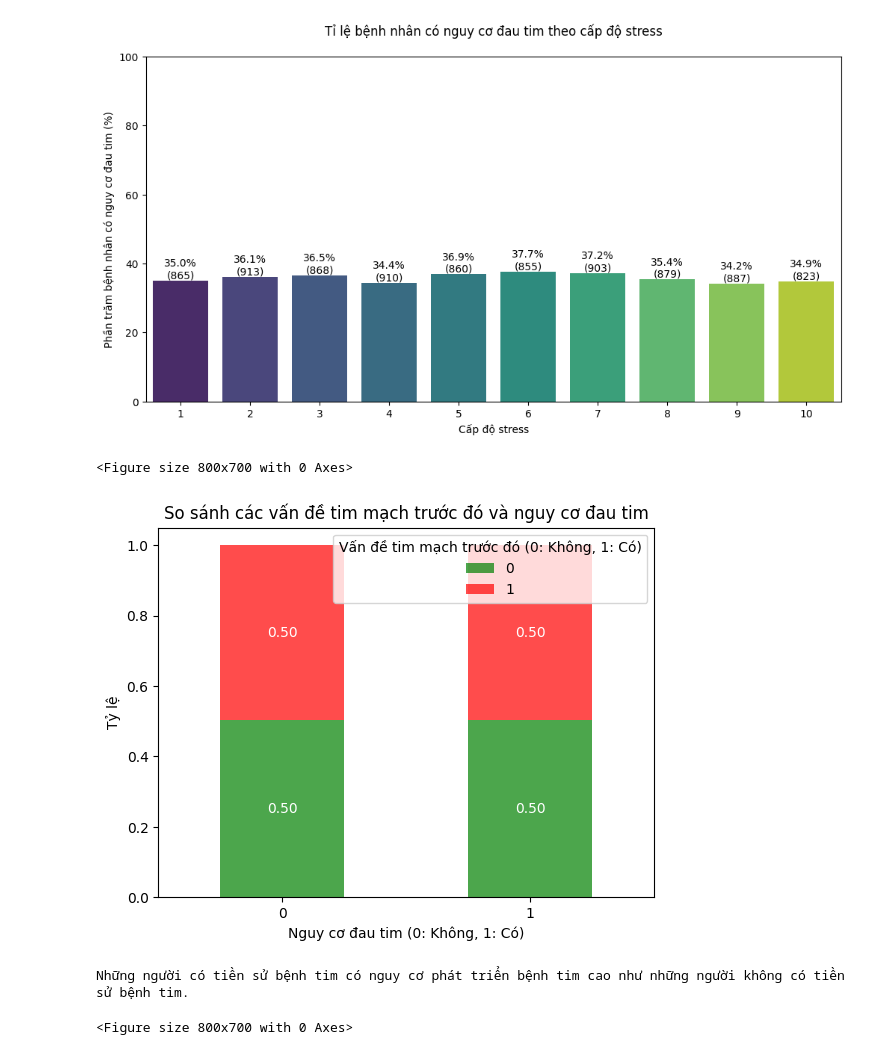
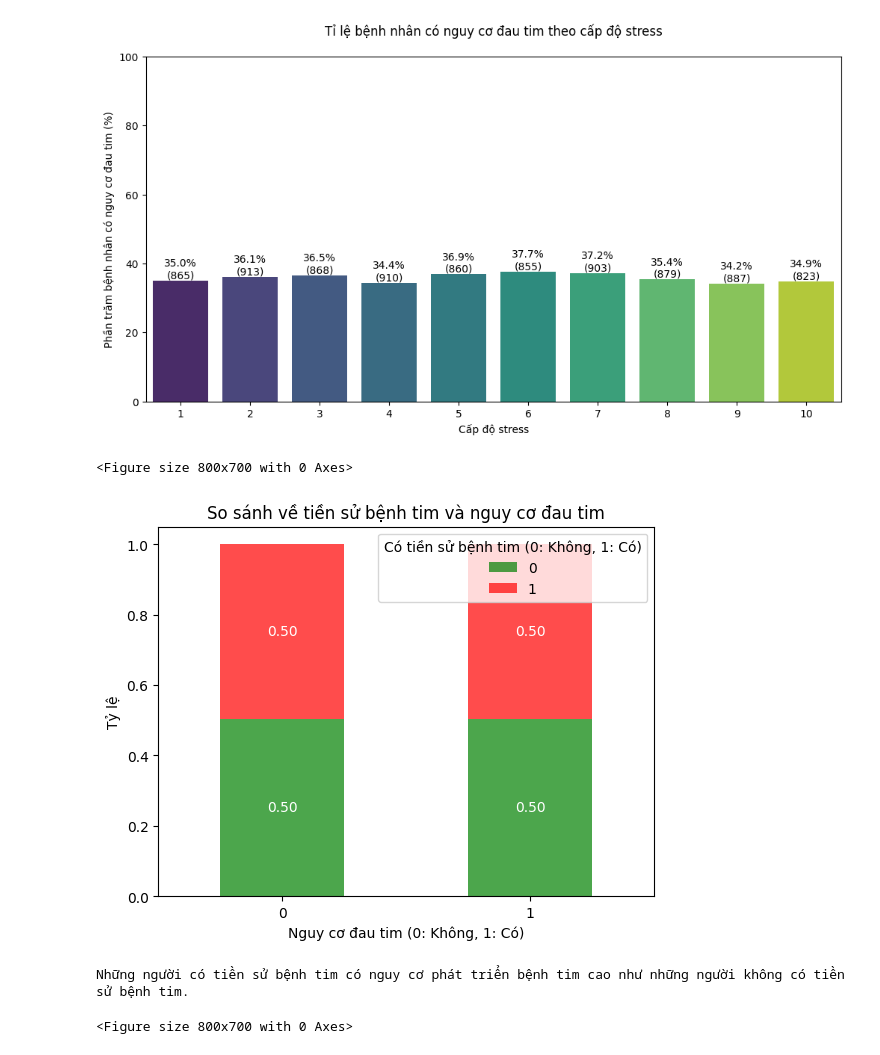
Before and after one commit to thangtrandoan/DataProcessing-Project, a Jupyter notebook: test.ipynb, the cells around one changed output. Cells and saved outputs as stored; diff of their text form; code cells hidden in the pictures.

```diff
--- a/test.ipynb
+++ b/test.ipynb
@@ -1004,31 +752,24 @@ plt.show()
 # %% [output]
 [figure]
 # %%
-# Tính tổng số người trong mỗi nhóm Heart Attack Risk
 total_counts = data.groupby('Heart Attack Risk')['Previous Heart Problems'].value_counts(normalize=True).unstack()
-
-# Vẽ biểu đồ barplot
 plt.figure(figsize=(8, 7))
 ax = total_counts.plot(kind='bar', stacked=True, color=['green', 'red'], alpha=0.7)
-
-# Hiển thị số lượng trên đầu mỗi bar
 for container in ax.containers:
     for bar in container:
-        height = bar.get_height()  # Lấy chiều cao bar
-        if height > 0:  # Kiểm tra để tránh in giá trị 0
+        height = bar.get_height()
+        if height > 0:
             ax.text(bar.get_x() + bar.get_width() / 2., bar.get_y() + height / 2.,
                     f'{height:.2f}', ha='center', va='center', fontsize=10, color='white')
-
-# Cài đặt nhãn và tiêu đề
-plt.title('So sánh các vấn đề tim mạch trước đó và nguy cơ đau tim')
+plt.title('So sánh về tiền sử bệnh tim và nguy cơ đau tim')
 plt.ylabel('Tỷ lệ')
 plt.xlabel('Nguy cơ đau tim (0: Không, 1: Có)')
 plt.xticks(rotation=0)
-plt.legend(title="Vấn đề tim mạch trước đó (0: Không, 1: Có)")
+plt.legend(title="Có tiền sử bệnh tim (0: Không, 1: Có)")
 plt.show()
 print("Những người có tiền sử bệnh tim có nguy cơ phát triển bệnh tim cao như những người không có tiền sử bệnh tim.")
 # %% [output]
 <Figure size 800x700 with 0 Axes>
-[figure, old version]
+[figure, new version]
 Những người có tiền sử bệnh tim có nguy cơ phát triển bệnh tim cao như những người không có tiền sử bệnh tim.
 # %%
```
Also changed, not shown: parts of 26 cells of this notebook.
